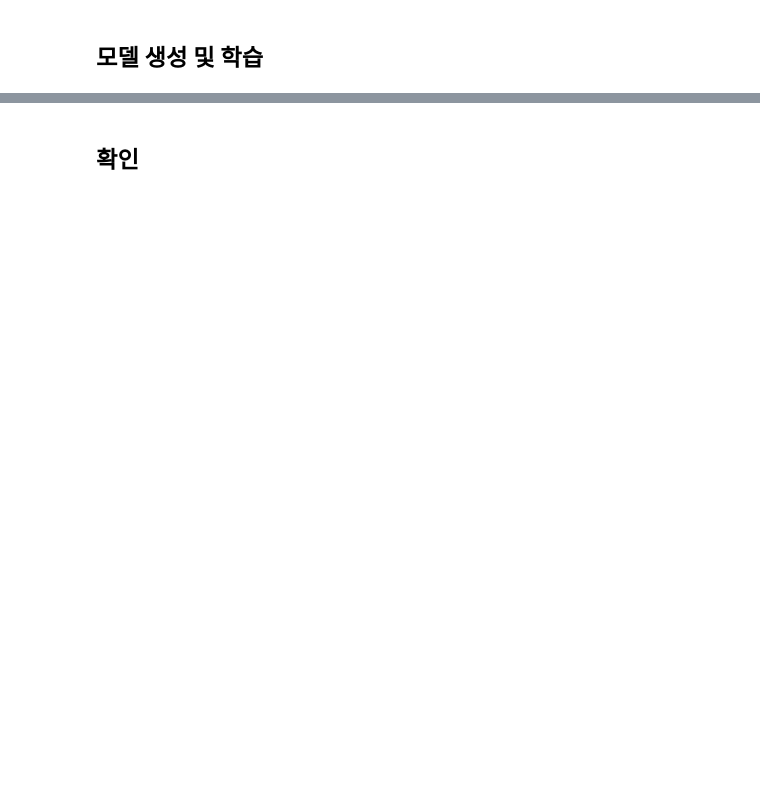
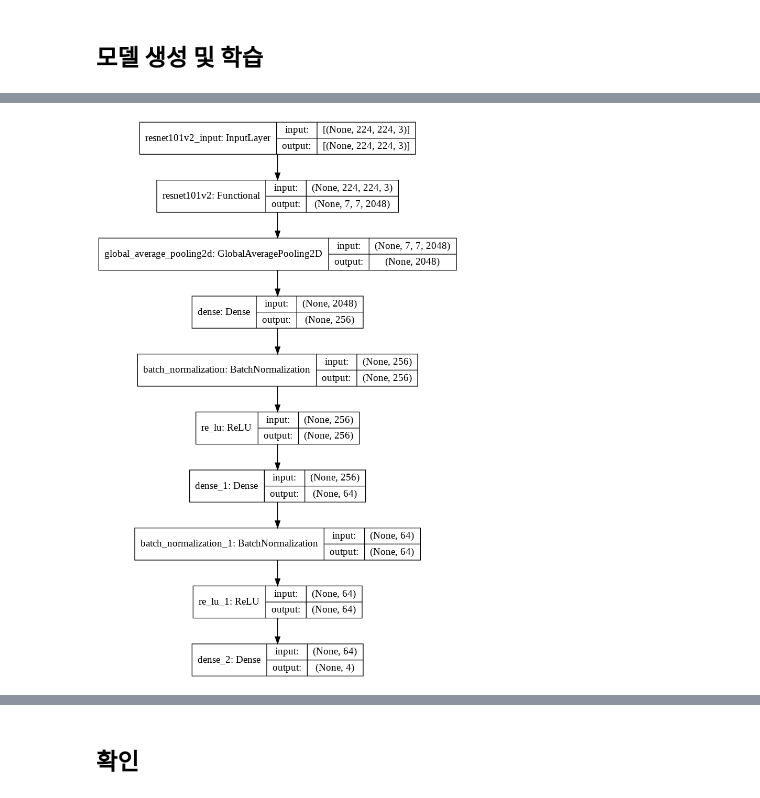
Before and after one commit to Slangoij/TIL_TodayILearned, a Jupyter notebook: 12.ObjectDetection/04_Oxford_pet_localiazation.ipynb, the cells around one changed output, grey strips where cells are left out. Saved outputs shown, nothing was run; the diff lists cells and outputs as text; code cells hidden in the pictures; blank space fills up the shorter version.

```diff
--- a/12.ObjectDetection/04_Oxford_pet_localiazation.ipynb
+++ b/12.ObjectDetection/04_Oxford_pet_localiazation.ipynb
@@ -383,3 +514,7 @@ model.summary()
+# %%
+keras.utils.plot_model(model, show_shapes=True)
+# %% [output]
+[figure, added]
 # %%
 # 모델 컴파일
 ## learning rate scheduing
```
Also changed, not shown: parts of 80 cells of this notebook, 4 other files.
